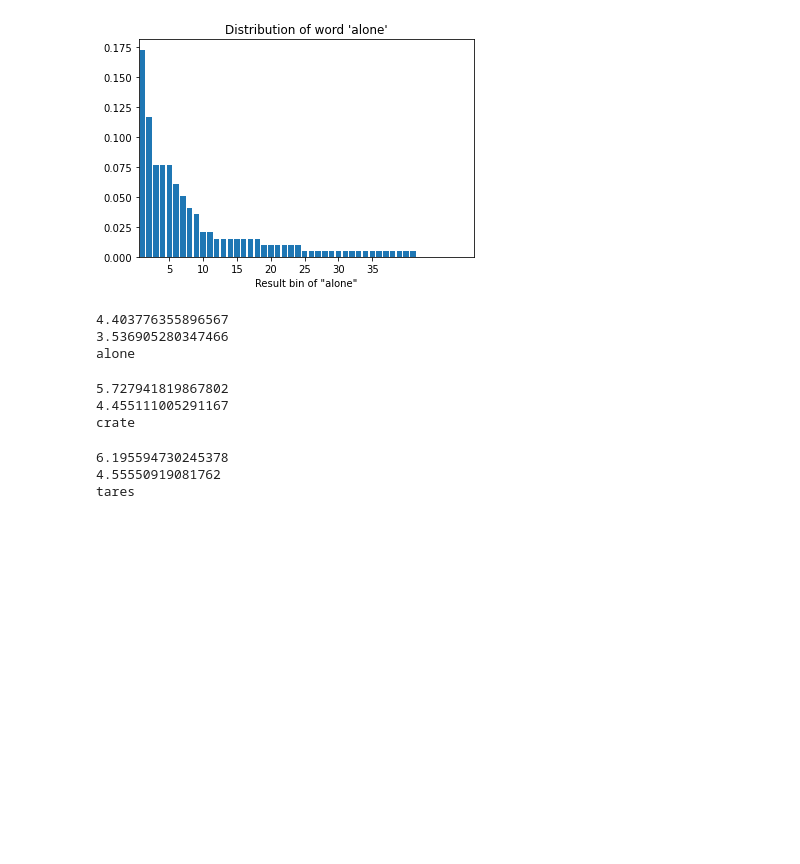
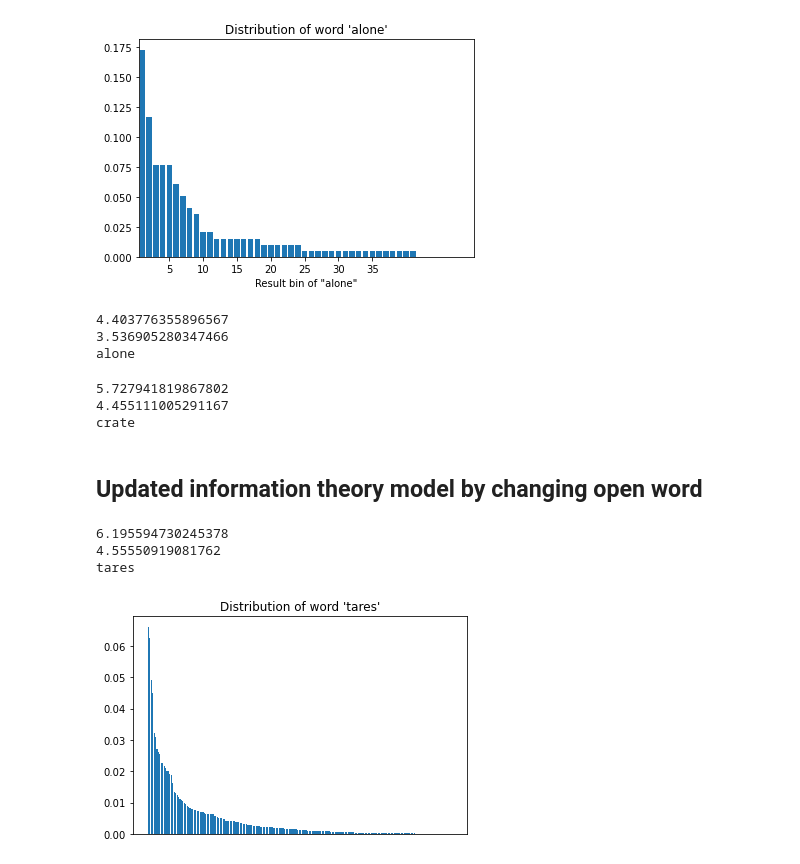
Before and after one commit to yangyangsimons/Artificial_intelligence_solving_wordle, a Jupyter notebook: Figure&Plot.ipynb, the cells around one changed output. Drawn from its saved outputs; the diff is of its cells as text; code cells hidden in the pictures; blank space fills up the shorter version.

```diff
--- a/Figure&Plot.ipynb
+++ b/Figure&Plot.ipynb
@@ -248,6 +248,8 @@ print(selected)
 5.727941819867802
 4.455111005291167
 crate
+# %% [markdown]
+## Updated information theory model by changing open word
 # %%
 validWordEntropyList = []
 for word in dp.valid_word_list:
@@ -267,3 +269,12 @@ df.to_csv("./data/result/validEntropyList.csv")
 6.195594730245378
 4.55550919081762
 tares
+# %%
+taresProbabilitydic = __Calculate_probabilityDistribution__("tares",dp.valid_word_list)
+plt.bar(taresProbabilitydic.keys(),taresProbabilitydic.values())
+plt.title("Distribution of word 'tares'",fontdict={"fontname":"Calibri"})
+disx = plt.gca()
+disx.get_xaxis().set_visible(False)
+plt.savefig('figures/distribution_tares.jpg',dpi = 'figure')
+# %% [output]
+[figure, added]
```
Also changed, not shown: parts of 9 cells of this notebook, 22 other files.
